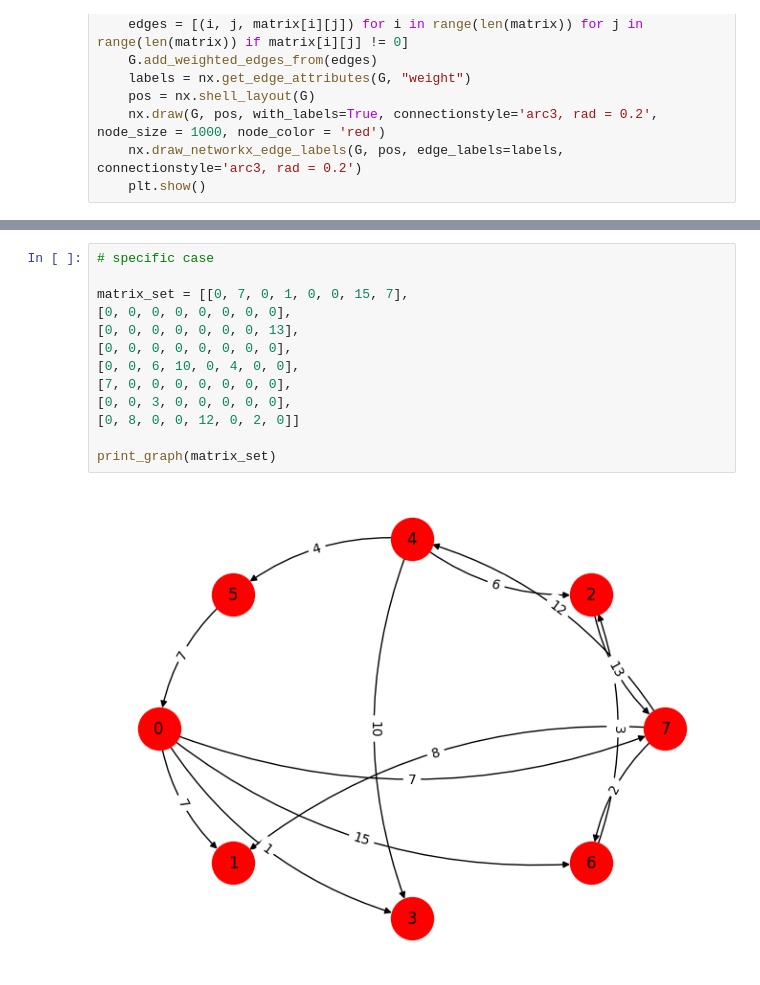
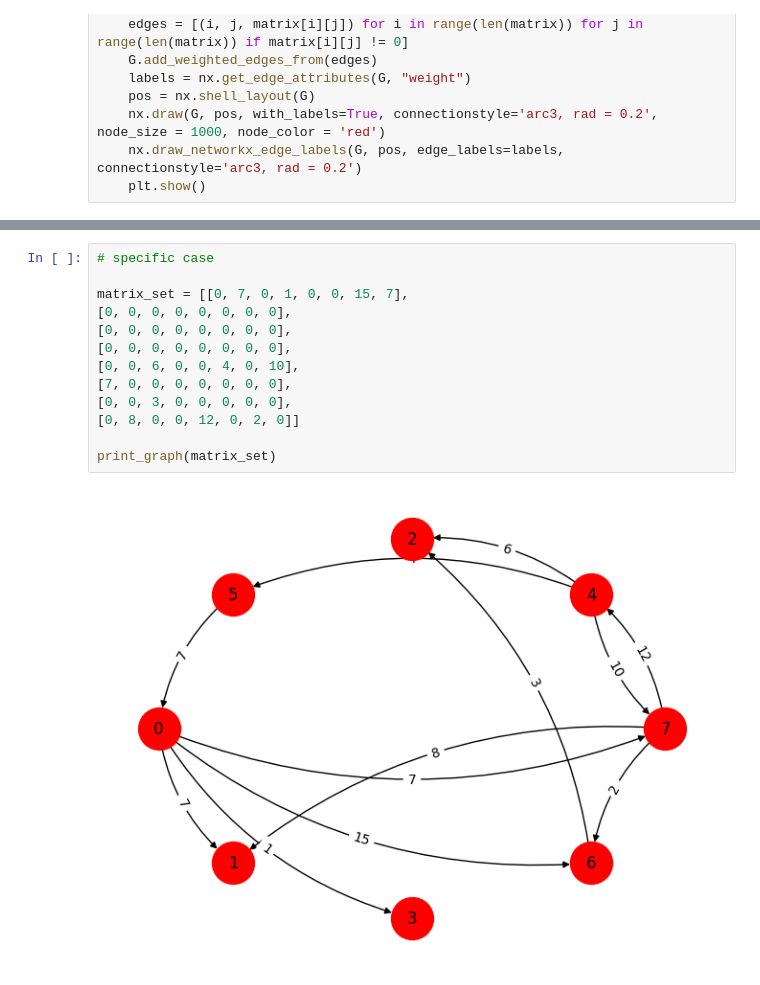
Before and after one commit to javierlaria/Optimization, a Jupyter notebook: dijkstra notebook.ipynb, the cells around one changed output, grey strips where cells are left out. Saved outputs shown, nothing was run; the diff lists cells and outputs as text.

```diff
--- a/dijkstra notebook.ipynb
+++ b/dijkstra notebook.ipynb
@@ -117,16 +117,16 @@ Final shortest distances from source vertex 0:
 # %%
 # specific case
 
 matrix_set = [[0, 7, 0, 1, 0, 0, 15, 7],
 [0, 0, 0, 0, 0, 0, 0, 0],
-[0, 0, 0, 0, 0, 0, 0, 13],
 [0, 0, 0, 0, 0, 0, 0, 0],
-[0, 0, 6, 10, 0, 4, 0, 0],
+[0, 0, 0, 0, 0, 0, 0, 0],
+[0, 0, 6, 0, 0, 4, 0, 10],
 [7, 0, 0, 0, 0, 0, 0, 0],
 [0, 0, 3, 0, 0, 0, 0, 0],
 [0, 8, 0, 0, 12, 0, 2, 0]]
 
 print_graph(matrix_set)
 # %% [output]
-[figure, old version]
+[figure, new version]
 # %%
```
Also changed, not shown: parts of 3 cells of this notebook.
